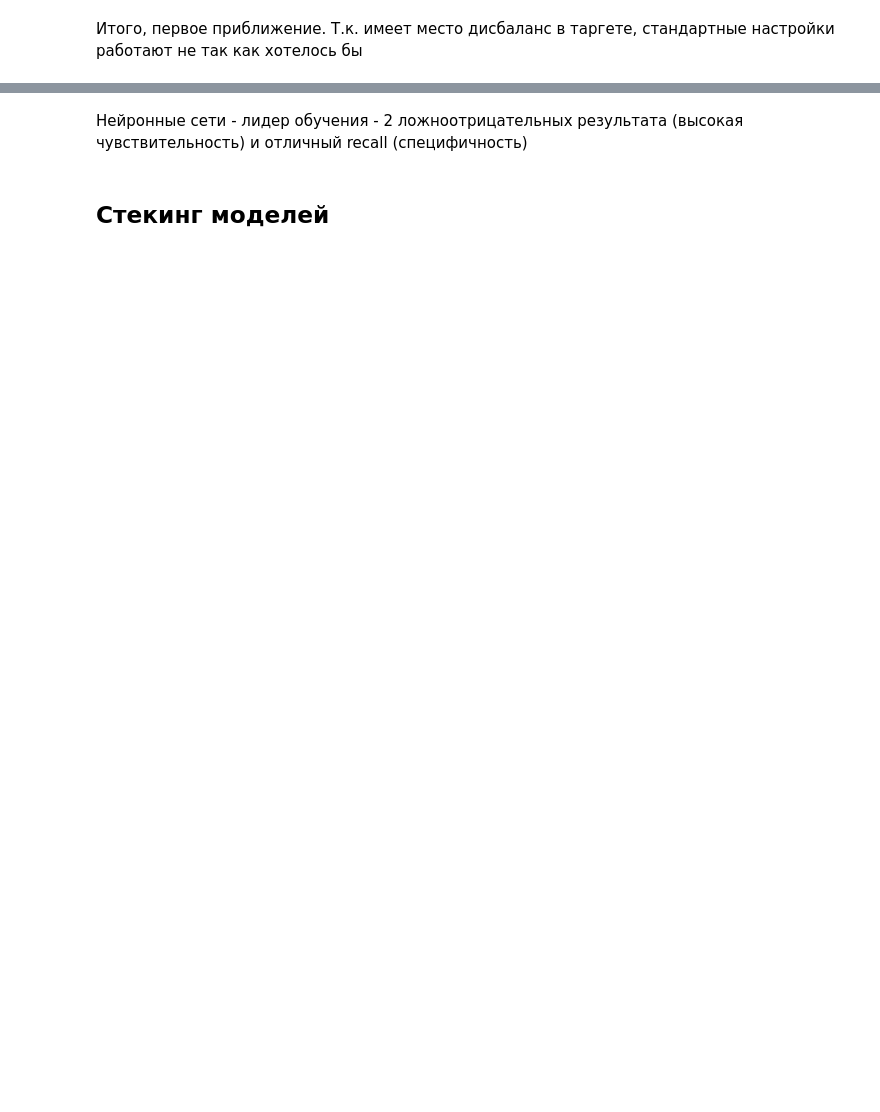
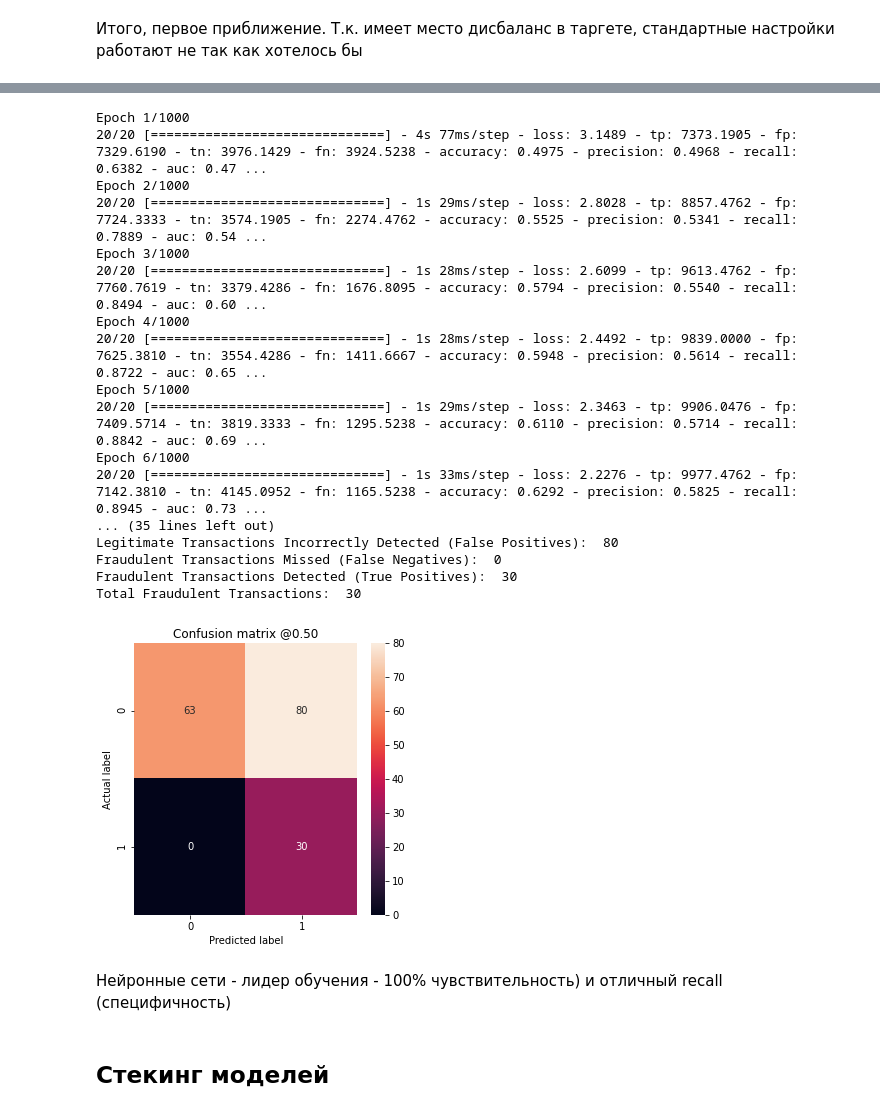
Before and after one commit to AlexAlexeyuk/Alexander.Alexeyuk, a Jupyter notebook: Копия_блокнота_"Обучение_модели_и_выводы_ipynb".ipynb, the cells around one changed output, grey strips where cells are left out. Saved outputs shown, nothing was run; the diff lists cells and outputs as text; code cells hidden in the pictures; blank space fills up the shorter version.

```diff
--- a/Копия_блокнота_"Обучение_модели_и_выводы_ipynb".ipynb
+++ b/Копия_блокнота_"Обучение_модели_и_выводы_ipynb".ipynb
@@ -894,34 +1021,54 @@ plot_metrics(resampled_history)
 # %%
 tf.random.set_seed(1234)
 resampled_model = make_model()
 resampled_model.load_weights(initial_weights)
 
 # Reset the bias to zero, since this dataset is balanced.
 output_layer = resampled_model.layers[-1]
 output_layer.bias.assign([0])
 
 resampled_history = resampled_model.fit(
     resampled_ds,
     steps_per_epoch=20,
     epochs=10*EPOCHS,
     callbacks=[early_stopping],
     validation_data=(val_ds),
-    class_weight={0:.5, 1:6.0011} ##долго сражался с весами, этот варинт лучший и более устойчив
-    # на тесте и валидации
+    class_weight={0:2.6, 1:5.5} # хотя и бустрап выборка в какой-то мере
+    # сбалансирована, т.к. мы хотим нулевой уровень ложноотр.результата -
+    #определяем веса классов
     )
 
 train_predictions_resampled = resampled_model.predict(train_features, batch_size=BATCH_SIZE)
 test_predictions_resampled = resampled_model.predict(np.array(X_test), batch_size=BATCH_SIZE)
 valid_predictions_resampled = resampled_model.predict(np.array(X_val), batch_size=BATCH_SIZE)
 resampled_results = resampled_model.evaluate(test_features, test_labels,
                                              batch_size=BATCH_SIZE, verbose=0)
 for name, value in zip(resampled_model.metrics_names, resampled_results):
   print(name, ': ', value)
 print()
 
 plot_cm(test_labels, test_predictions_resampled)
+# %% [output]
+Epoch 1/1000
+20/20 [==============================] - 4s 77ms/step - loss: 3.1489 - tp: 7373.1905 - fp: 7329.6190 - tn: 3976.1429 - fn: 3924.5238 - accuracy: 0.4975 - precision: 0.4968 - recall: 0.6382 - auc: 0.47 ...
+Epoch 2/1000
+20/20 [==============================] - 1s 29ms/step - loss: 2.8028 - tp: 8857.4762 - fp: 7724.3333 - tn: 3574.1905 - fn: 2274.4762 - accuracy: 0.5525 - precision: 0.5341 - recall: 0.7889 - auc: 0.54 ...
+Epoch 3/1000
+20/20 [==============================] - 1s 28ms/step - loss: 2.6099 - tp: 9613.4762 - fp: 7760.7619 - tn: 3379.4286 - fn: 1676.8095 - accuracy: 0.5794 - precision: 0.5540 - recall: 0.8494 - auc: 0.60 ...
+Epoch 4/1000
+20/20 [==============================] - 1s 28ms/step - loss: 2.4492 - tp: 9839.0000 - fp: 7625.3810 - tn: 3554.4286 - fn: 1411.6667 - accuracy: 0.5948 - precision: 0.5614 - recall: 0.8722 - auc: 0.65 ...
+Epoch 5/1000
+20/20 [==============================] - 1s 29ms/step - loss: 2.3463 - tp: 9906.0476 - fp: 7409.5714 - tn: 3819.3333 - fn: 1295.5238 - accuracy: 0.6110 - precision: 0.5714 - recall: 0.8842 - auc: 0.69 ...
+Epoch 6/1000
+20/20 [==============================] - 1s 33ms/step - loss: 2.2276 - tp: 9977.4762 - fp: 7142.3810 - tn: 4145.0952 - fn: 1165.5238 - accuracy: 0.6292 - precision: 0.5825 - recall: 0.8945 - auc: 0.73 ...
+... (35 lines left out)
+Legitimate Transactions Incorrectly Detected (False Positives):  80
+Fraudulent Transactions Missed (False Negatives):  0
+Fraudulent Transactions Detected (True Positives):  30
+Total Fraudulent Transactions:  30
+[figure, added]
 # %% [markdown]
-Нейронные сети - лидер обучения - 2 ложноотрицательных результата (высокая чувствительность) и отличный recall (специфичность)
+Нейронные сети - лидер обучения - 100% чувствительность) и отличный recall (специфичность)
 # %%
 test_predictions_resampled = resampled_model.predict(np.array(X_test),
                                                      batch_size=BATCH_SIZE)
```
Also changed, not shown: parts of 17 cells of this notebook.
